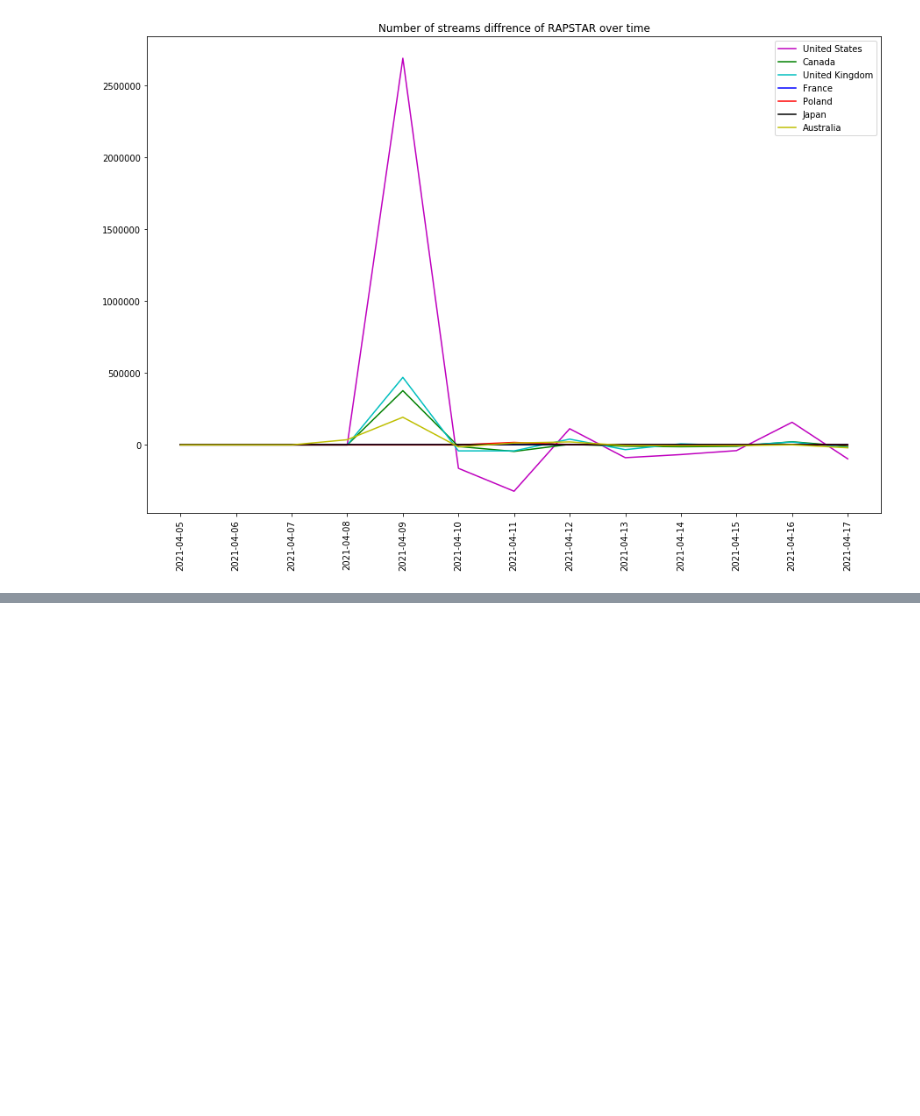
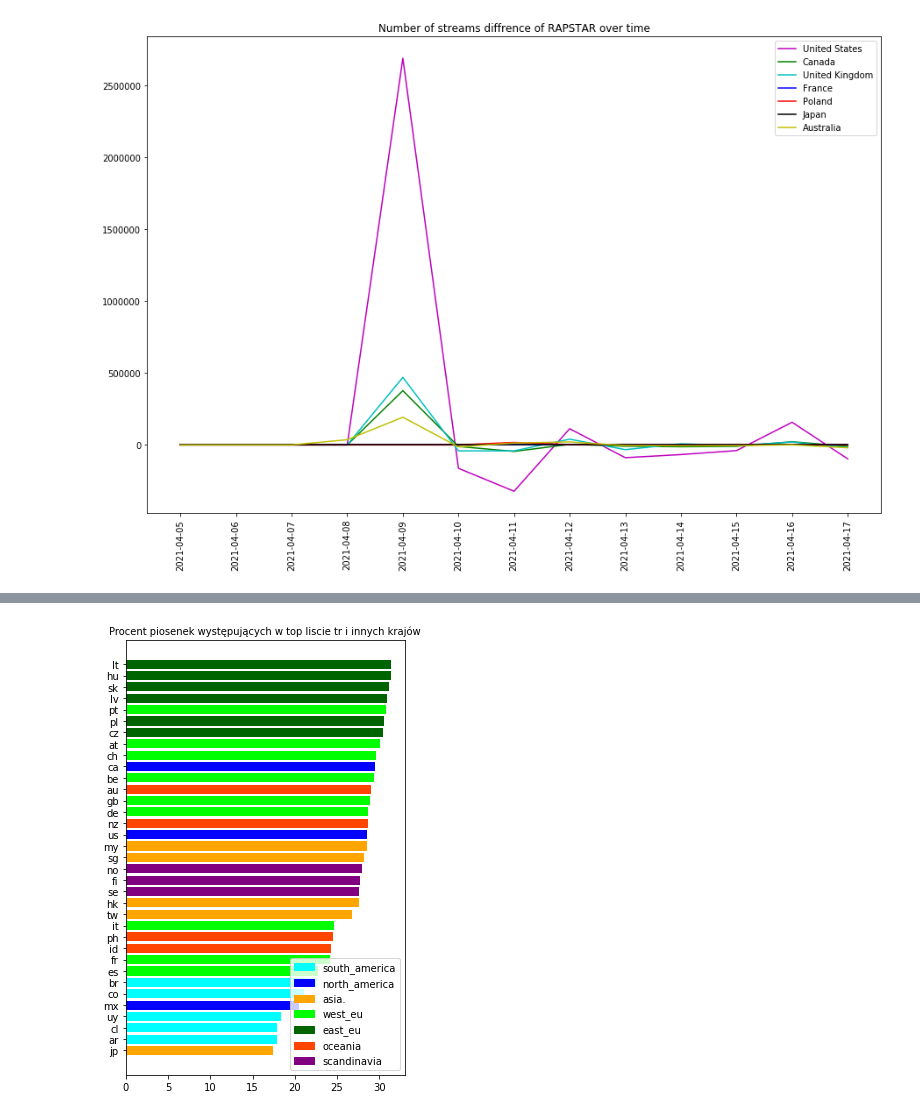
Before and after one commit to Andropogon/Eksploracja-Danych---Projekt, a Jupyter notebook: project_v1.ipynb, the cells around one changed output, grey strips where cells are left out. Cells and saved outputs as stored; diff of their text form; code cells hidden in the pictures; blank space fills up the shorter version.

```diff
--- a/project_v1.ipynb
+++ b/project_v1.ipynb
@@ -444,0 +520,4 @@ plot_incremental_song('RAPSTAR', out_dif)
+# %%
+similar_toplists_chart('tr')
+# %% [output]
+[figure, added]
```
Also changed, not shown: parts of 10 cells of this notebook.
